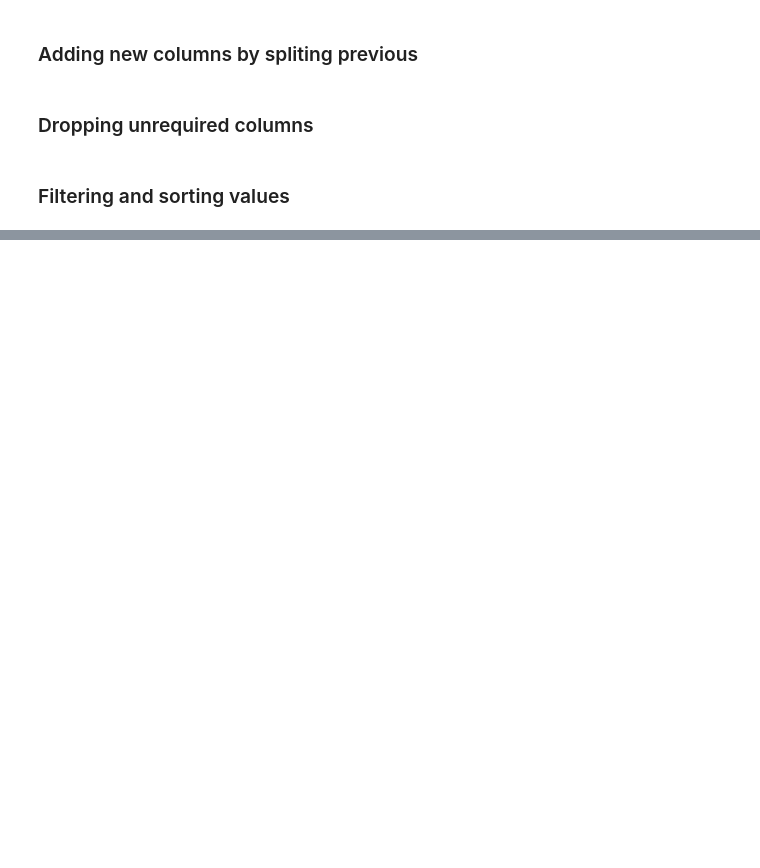
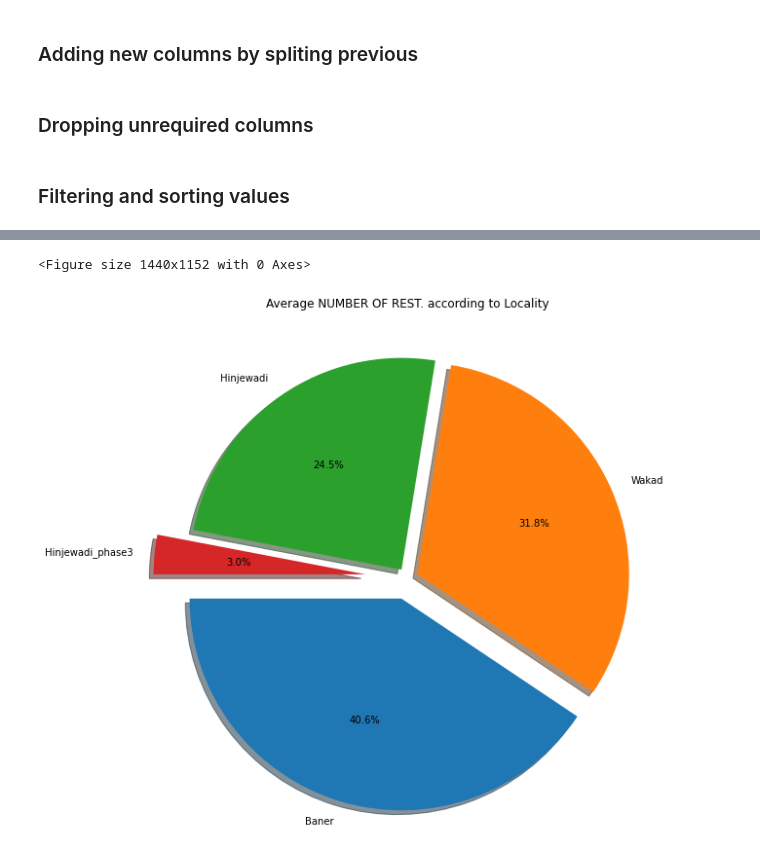
Before and after one commit to Ruthik27/Bed_Rest_and_Order_Services, a Jupyter notebook: swiggy_eda.ipynb, the cells around one changed output, grey strips where cells are left out. Saved outputs shown, nothing was run; the diff lists cells and outputs as text; code cells hidden in the pictures; blank space fills up the shorter version.

```diff
--- a/swiggy_eda.ipynb
+++ b/swiggy_eda.ipynb
@@ -93,0 +125,14 @@ combine.describe(include = 'all')
+# %%
+plt.figure(figsize=(20,16))
+ax=combine.locality.value_counts()
+labels = ['Baner',  'Wakad', 'Hinjewadi', 'Hinjewadi_phase3']
+explode = (0.1, 0.05, 0.05,0.2)
+fig1, ax1 = plt.subplots(figsize=(10,10))
+plt.title("Average NUMBER OF REST. according to Locality")
+ax1.pie(ax, explode=explode,labels= labels, shadow=True,autopct='%1.1f%%' ,startangle=180,)
+plt.rcParams['font.size'] = 20
+
+plt.show()
+# %% [output]
+<Figure size 1440x1152 with 0 Axes>
+[figure, added]
```
Also changed, not shown: parts of 19 cells of this notebook.
